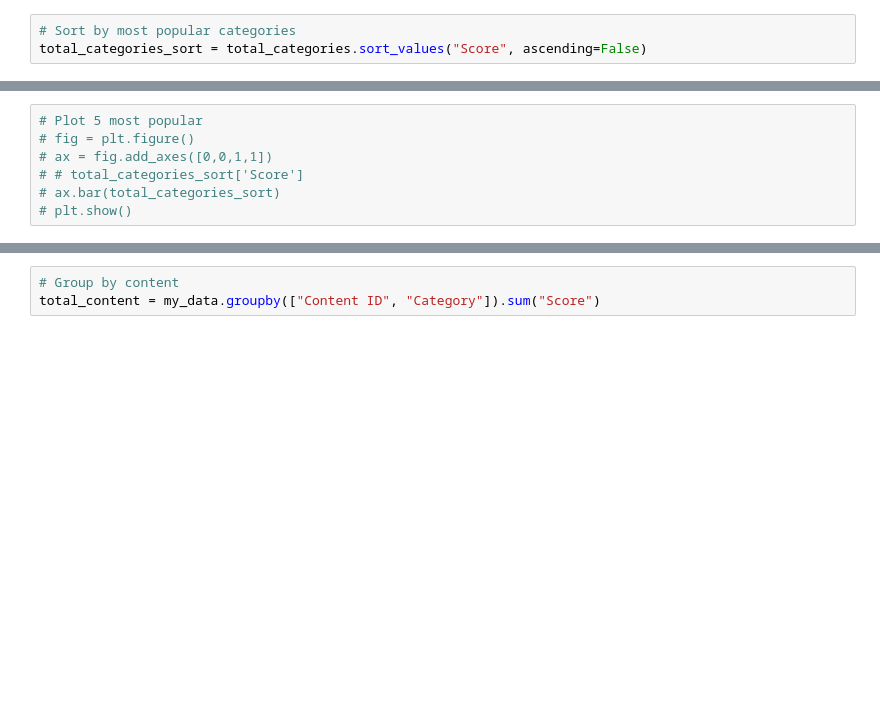
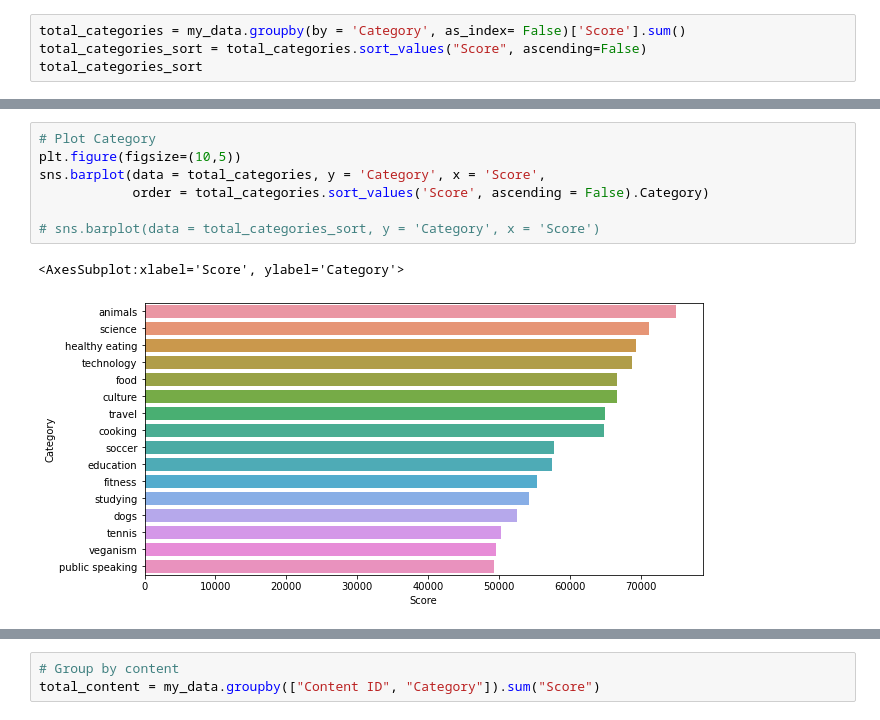
Before and after one commit to deborabastos/accenture_data_analytics, a Jupyter notebook: 2.accenture_data_analysis.ipynb, the cells around one changed output, grey strips where cells are left out. Cells and saved outputs as stored; diff of their text form; blank space fills up the shorter version.

Commit message:
working on graphics

```diff
--- a/2.accenture_data_analysis.ipynb
+++ b/2.accenture_data_analysis.ipynb
@@ -34,3 +31,4 @@ total_categories = my_data.groupby("Category").sum("Scores")
 # %%
-# Sort by most popular categories
+total_categories = my_data.groupby(by = 'Category', as_index= False)['Score'].sum()
 total_categories_sort = total_categories.sort_values("Score", ascending=False)
+total_categories_sort
@@ -37,7 +53,10 @@ total_categories_sort = total_categories.sort_values("Score", ascending=False)
-# %%
-# Plot 5 most popular
-# fig = plt.figure()
-# ax = fig.add_axes([0,0,1,1])
-# # total_categories_sort['Score']
-# ax.bar(total_categories_sort)
-# plt.show()
+# %%
+# Plot Category
+plt.figure(figsize=(10,5))
+sns.barplot(data = total_categories, y = 'Category', x = 'Score',
+            order = total_categories.sort_values('Score', ascending = False).Category)
+
+# sns.barplot(data = total_categories_sort, y = 'Category', x = 'Score')
+# %% [output]
+<AxesSubplot:xlabel='Score', ylabel='Category'>
+[figure, added]
```
Also changed, not shown: parts of 19 cells of this notebook, 1 other file.
